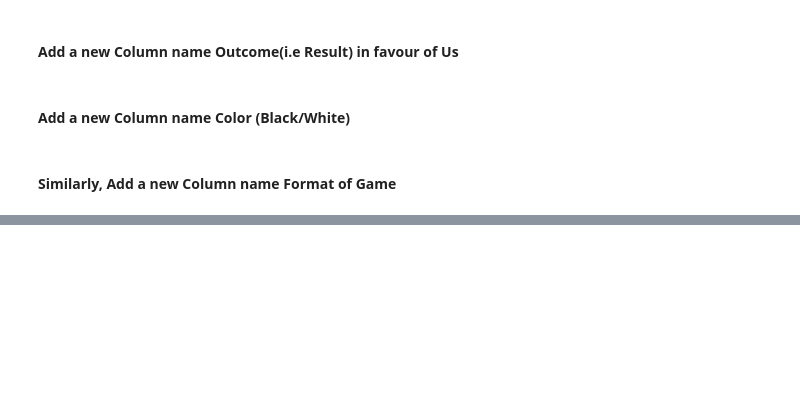
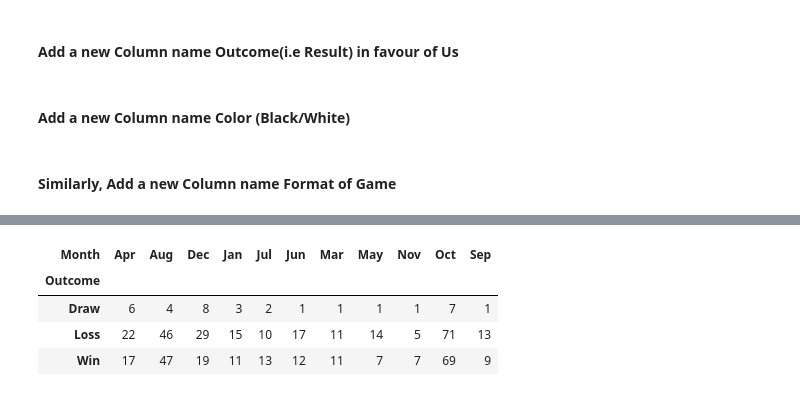
Before and after one commit to 0xmatriksh/ChessGameAnalysis, a Jupyter notebook: bm_bhattarai.ipynb, the cells around one changed output, grey strips where cells are left out. Cells and saved outputs as stored; diff of their text form; code cells hidden in the pictures; blank space fills up the shorter version.

```diff
--- a/bm_bhattarai.ipynb
+++ b/bm_bhattarai.ipynb
@@ -210,0 +211,8 @@ df.iloc[1].moves
+# %%
+pd.crosstab(df['Outcome'],df['Month'])
+# %% [output]
+| Month | Apr | Aug | Dec | Jan | Jul | Jun | Mar | May | Nov | Oct | Sep |
+| Outcome |  |  |  |  |  |  |  |  |  |  |  |
+| Draw | 6 | 4 | 8 | 3 | 2 | 1 | 1 | 1 | 1 | 7 | 1 |
+| Loss | 22 | 46 | 29 | 15 | 10 | 17 | 11 | 14 | 5 | 71 | 13 |
+| Win | 17 | 47 | 19 | 11 | 13 | 12 | 11 | 7 | 7 | 69 | 9 |
```
Also changed, not shown: parts of 21 cells of this notebook.
